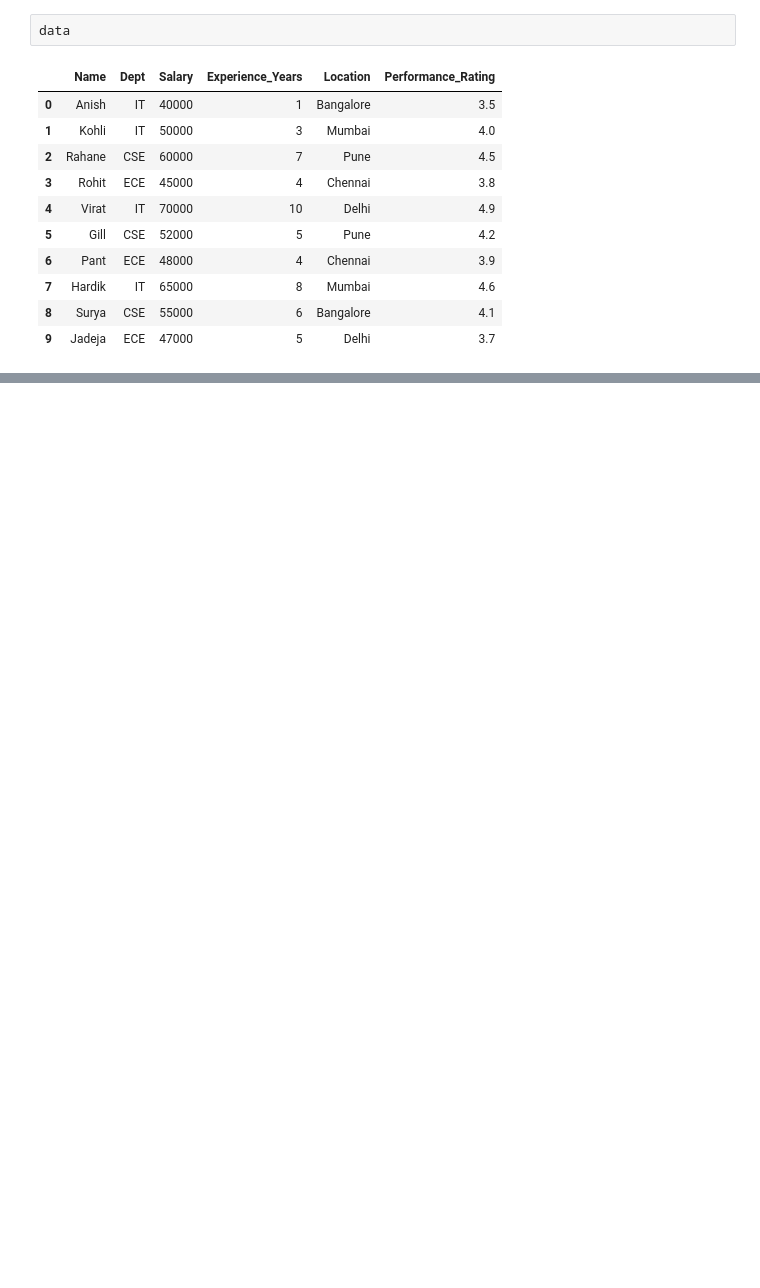
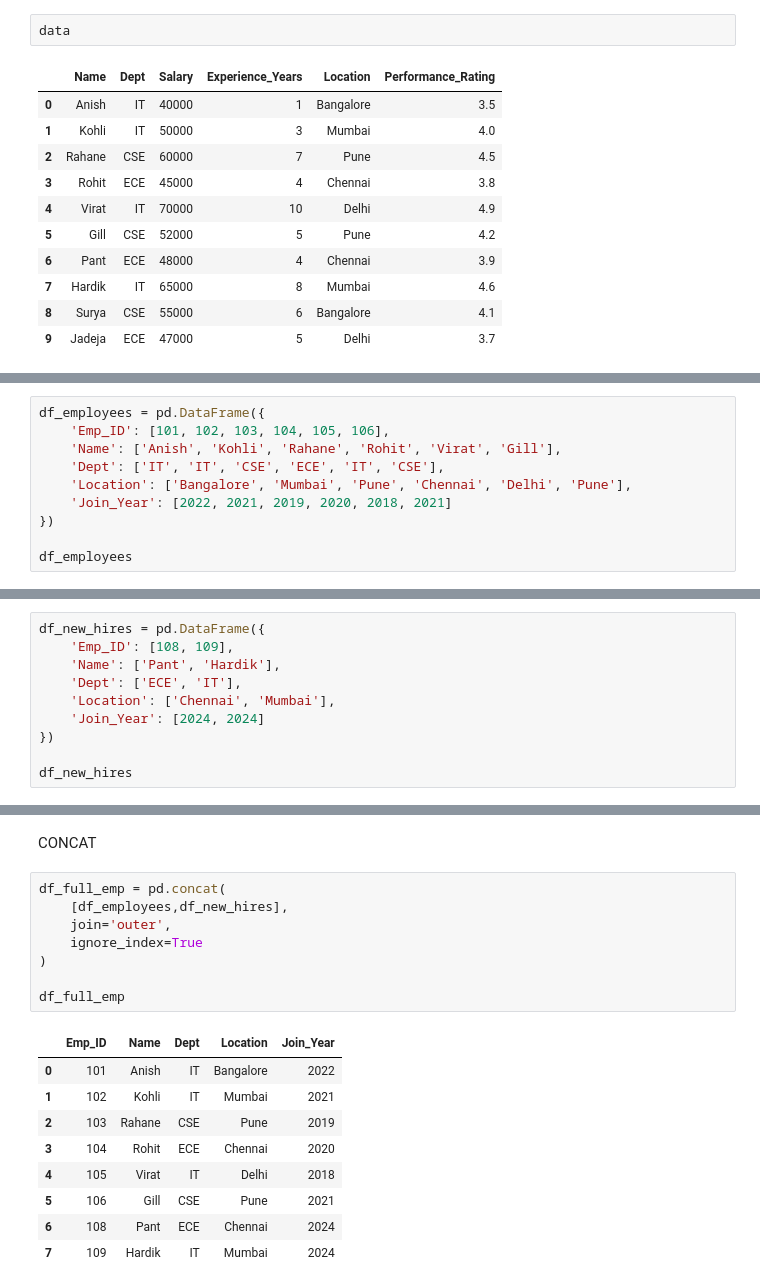
Before and after one commit to mjani192003/numpy_and_pandas_prac, a Jupyter notebook: pandas.ipynb, the cells around one changed output, grey strips where cells are left out. Saved outputs shown, nothing was run; the diff lists cells and outputs as text; blank space fills up the shorter version.

Commit message:
joins and concat

```diff
--- a/pandas.ipynb
+++ b/pandas.ipynb
@@ -65,0 +101,10 @@ data.iloc[3:5]
+# %%
+df_employees = pd.DataFrame({
+    'Emp_ID': [101, 102, 103, 104, 105, 106],
+    'Name': ['Anish', 'Kohli', 'Rahane', 'Rohit', 'Virat', 'Gill'],
+    'Dept': ['IT', 'IT', 'CSE', 'ECE', 'IT', 'CSE'],
+    'Location': ['Bangalore', 'Mumbai', 'Pune', 'Chennai', 'Delhi', 'Pune'],
+    'Join_Year': [2022, 2021, 2019, 2020, 2018, 2021]
+})
+
+df_employees
@@ -65,0 +155,10 @@ data.iloc[3:5]
+# %%
+df_new_hires = pd.DataFrame({
+    'Emp_ID': [108, 109],
+    'Name': ['Pant', 'Hardik'],
+    'Dept': ['ECE', 'IT'],
+    'Location': ['Chennai', 'Mumbai'],
+    'Join_Year': [2024, 2024]
+})
+
+df_new_hires
@@ -65,0 +241,20 @@ data.iloc[3:5]
+# %% [markdown]
+CONCAT
+# %%
+df_full_emp = pd.concat(
+    [df_employees,df_new_hires],
+    join='outer',
+    ignore_index=True
+)
+
+df_full_emp
+# %% [output]
+|  | Emp_ID | Name | Dept | Location | Join_Year |
+| 0 | 101 | Anish | IT | Bangalore | 2022 |
+| 1 | 102 | Kohli | IT | Mumbai | 2021 |
+| 2 | 103 | Rahane | CSE | Pune | 2019 |
+| 3 | 104 | Rohit | ECE | Chennai | 2020 |
+| 4 | 105 | Virat | IT | Delhi | 2018 |
+| 5 | 106 | Gill | CSE | Pune | 2021 |
+| 6 | 108 | Pant | ECE | Chennai | 2024 |
+| 7 | 109 | Hardik | IT | Mumbai | 2024 |
```
Also changed, not shown: parts of 15 cells of this notebook.
